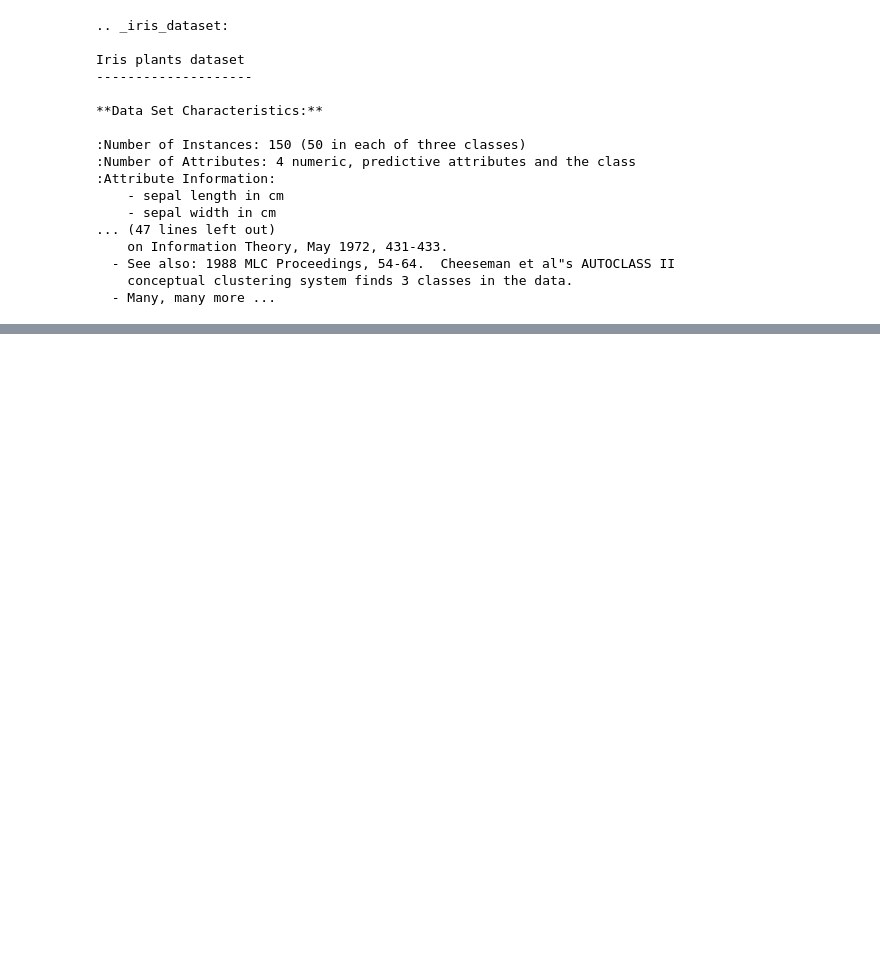
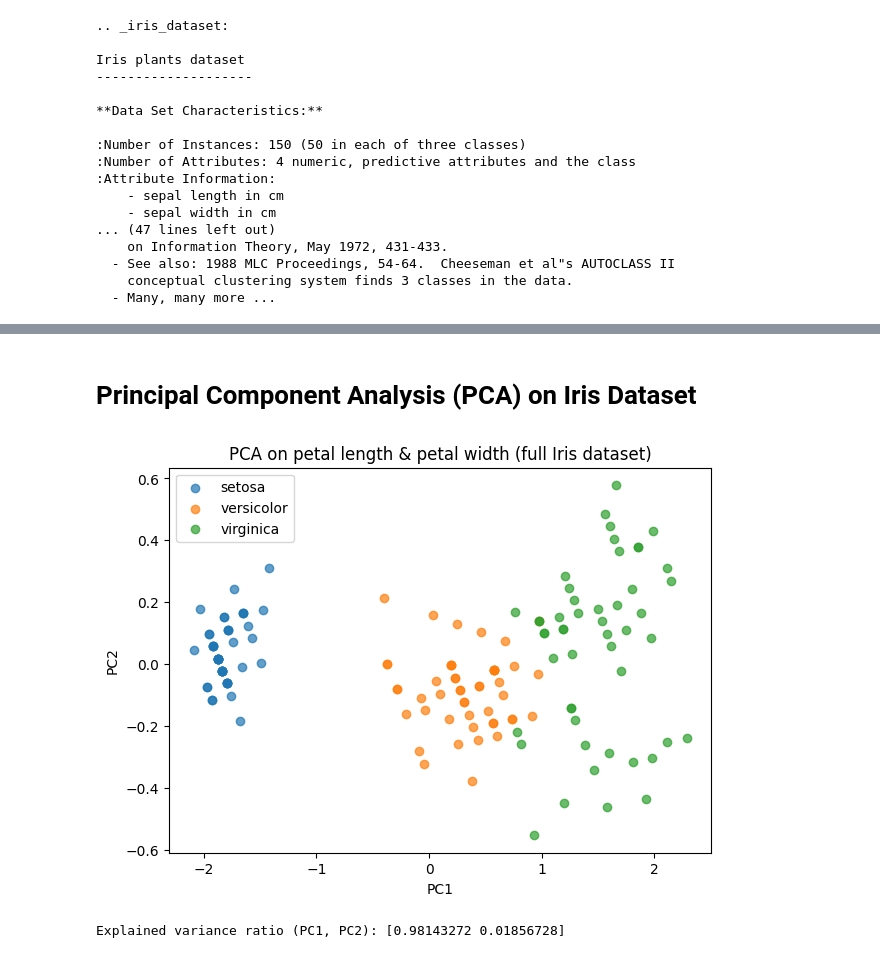
Before and after one commit to lersam/machine-learning, a Jupyter notebook: k_means_clustering.ipynb, the cells around one changed output, grey strips where cells are left out. Saved outputs shown, nothing was run; the diff lists cells and outputs as text; code cells hidden in the pictures; blank space fills up the shorter version.

```diff
--- a/k_means_clustering.ipynb
+++ b/k_means_clustering.ipynb
@@ -49,0 +233,41 @@ Iris plants dataset
+# %% [markdown]
+# Principal Component Analysis (PCA) on Iris Dataset
+# %%
+# PCA on petal length and petal width using the full iris dataset
+from sklearn.decomposition import PCA
+
+# Select petal features from the full dataset
+petals_full = X[['petal length (cm)', 'petal width (cm)']].copy()
+
+# Standardize the features
+scaler_full = StandardScaler()
+petals_scaled_full = scaler_full.fit_transform(petals_full)
+
+# Apply PCA (2 components)
+pca_full = PCA(n_components=2)
+petals_pca_full = pca_full.fit_transform(petals_scaled_full)
+
+# Build a DataFrame with the principal components and full targets
+pca_df_full = pd.DataFrame(petals_pca_full, columns=['PC1', 'PC2'])
+pca_df_full['target'] = y.values
+
+# Map numeric labels to species names (all three classes)
+iris = load_iris()
+label_to_name_full = {i: name for i, name in enumerate(iris['target_names'])}
+pca_df_full['species'] = pca_df_full['target'].map(label_to_name_full)
+
+# Scatter plot of the two principal components (full dataset)
+fig, ax = plt.subplots(figsize=(7, 5))
+for label, group in pca_df_full.groupby('species'):
+    ax.scatter(group['PC1'], group['PC2'], label=label, alpha=0.7)
+ax.set_xlabel('PC1')
+ax.set_ylabel('PC2')
+ax.set_title('PCA on petal length & petal width (full Iris dataset)')
+ax.legend()
+plt.show()
+
+# Print explained variance ratio
+print('Explained variance ratio (PC1, PC2):', pca_full.explained_variance_ratio_)
+# %% [output]
+[figure, added]
+Explained variance ratio (PC1, PC2): [0.98143272 0.01856728]
```
Also changed, not shown: parts of 30 cells of this notebook, 1 other file.
